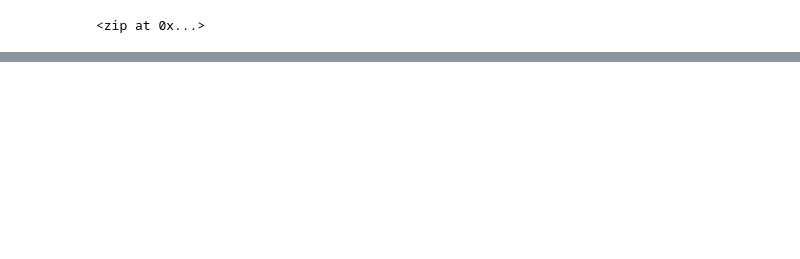
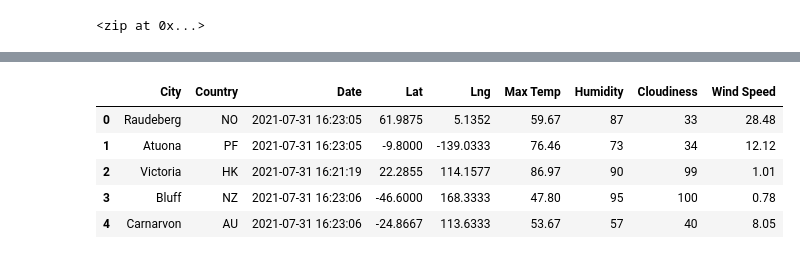
Before and after one commit to mabuckjr/World_Weather_Analysis, a Jupyter notebook: WeatherPy.ipynb, the cells around one changed output, grey strips where cells are left out. Cells and saved outputs as stored; diff of their text form; code cells hidden in the pictures; blank space fills up the shorter version.

```diff
--- a/WeatherPy.ipynb
+++ b/WeatherPy.ipynb
@@ -31,0 +158,11 @@ len(cities)
+# %%
+new_column_order = ["City", "Country", "Date", "Lat", "Lng", "Max Temp", "Humidity", "Cloudiness", "Wind Speed"]
+city_data_df = city_data_df[new_column_order]
+city_data_df.head()
+# %% [output]
+|  | City | Country | Date | Lat | Lng | Max Temp | Humidity | Cloudiness | Wind Speed |
+| 0 | Raudeberg | NO | 2021-07-31 16:23:05 | 61.9875 | 5.1352 | 59.67 | 87 | 33 | 28.48 |
+| 1 | Atuona | PF | 2021-07-31 16:23:05 | -9.8000 | -139.0333 | 76.46 | 73 | 34 | 12.12 |
+| 2 | Victoria | HK | 2021-07-31 16:21:19 | 22.2855 | 114.1577 | 86.97 | 90 | 99 | 1.01 |
+| 3 | Bluff | NZ | 2021-07-31 16:23:06 | -46.6000 | 168.3333 | 47.80 | 95 | 100 | 0.78 |
+| 4 | Carnarvon | AU | 2021-07-31 16:23:06 | -24.8667 | 113.6333 | 53.67 | 57 | 40 | 8.05 |
```
Also changed, not shown: parts of 9 cells of this notebook, 2 other files.
